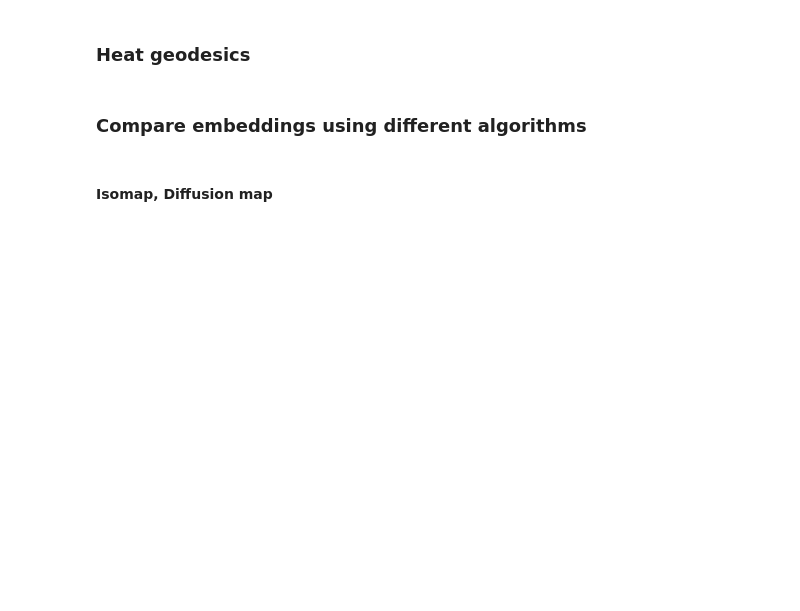
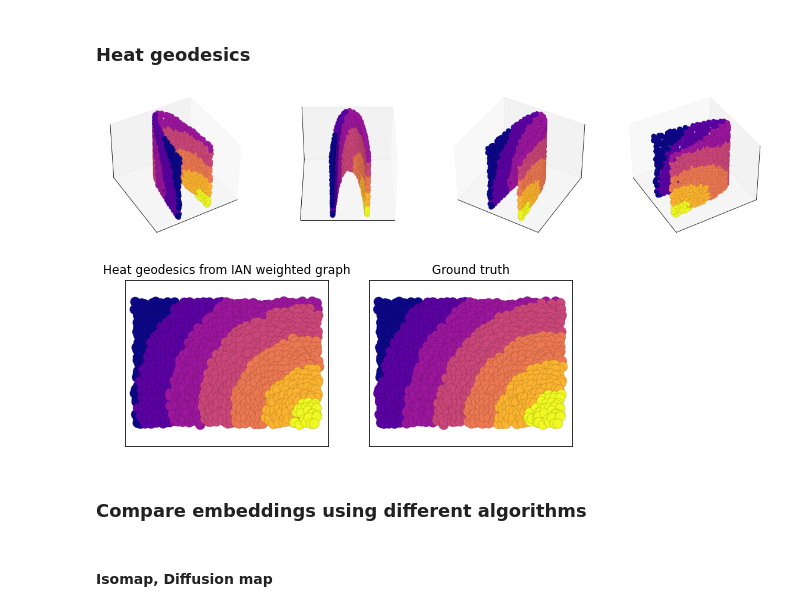
Before and after one commit to dyballa/IAN, a Jupyter notebook: examples/example-bentplane.ipynb, the cells around one changed output. Drawn from its saved outputs; the diff is of its cells as text; code cells hidden in the pictures; blank space fills up the shorter version.

```diff
--- a/examples/example-bentplane.ipynb
+++ b/examples/example-bentplane.ipynb
@@ -114,35 +169,38 @@ plt.show()
 geocenter = [0] #index of starting node(s) for heat diffusion
 
 K = wG.toarray() #convert weighted graph to dense array
 
 #remove any self-weights
 np.fill_diagonal(K,0)
 
 t = 5 #heat diffusion time
 phis = computeHeatGeodesics(K, t, geocenter)
 
 zorder = phis.argsort()[::-1]#put hottest pts on top for clearer visualization
-f,axes = subps(1,4,6,6,d3=1)
+f,axes = subps(1,4,5,5,d3=1)
 for i,ax in enumerate(axes):
     plot3dScatter(X[zorder],phis[zorder],f_ax=(f,ax),myAxisScl=[(X[:,1].min()*1.1,X[:,1].max()*1.1)]*3,
                        axLabels=False,cmap=plasma7r_cmp,s=80,edgecolors=(0,0,0,.1),angle=(40,60+i*120//4))
 
 plt.show()
 
-f,axes = subps(1,2,4,5)
+f,axes = subps(1,2,3,4)
 
 ax = axes[0]
 ax.set_title('Heat geodesics from IAN weighted graph')
 plot2dScatter(Y[zorder], phis[zorder], f_ax=(f,ax), axLabels=False, cmap=plasma7r_cmp, s=100, edgecolors=(0,0,0,.1))
 
 ax = axes[1]
 ax.set_title('Ground truth')
 yD1 = squareform(pdist(Y))
 gt_phis = yD1[geocenter[0]]
 gt_zorder = gt_phis.argsort()[::-1]#put hottest pts on top for clearer visualization
 plot2dScatter(Y[gt_zorder], gt_phis[gt_zorder], f_ax=(f,ax), axLabels=False, cmap=plasma7r_cmp, s=100, edgecolors=(0,0,0,.1))
 
 plt.show()
+# %% [output]
+[figure, added]
+[figure, added]
 # %% [markdown]
 ### Compare embeddings using different algorithms
 # %%
```
Also changed, not shown: parts of 9 cells of this notebook.
